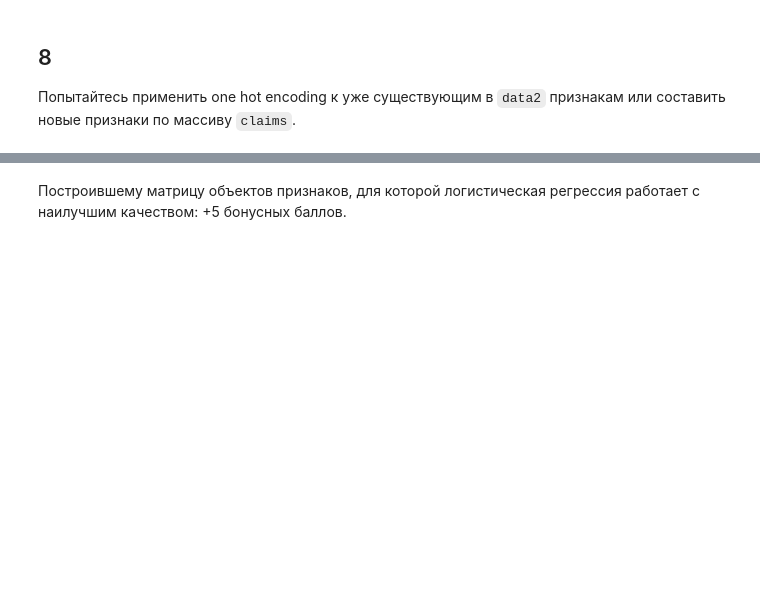
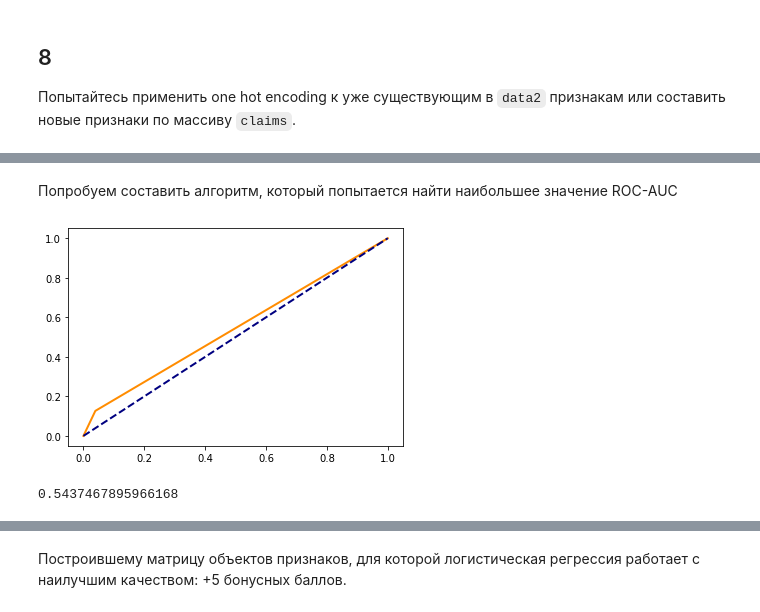
Before and after one commit to SokolovMichail/SFEDU_Master_MachineLearning, a Jupyter notebook: lab05/lab5-logistic-regression-ru.ipynb, the cells around one changed output, grey strips where cells are left out. Cells and saved outputs as stored; diff of their text form; code cells hidden in the pictures; blank space fills up the shorter version.

```diff
--- a/lab05/lab5-logistic-regression-ru.ipynb
+++ b/lab05/lab5-logistic-regression-ru.ipynb
@@ -135,7 +142,7 @@ data.head(5)
 # %%
 def calcAUC(data):
     dataTrain, dataTest = model_selection.train_test_split(data, test_size=0.5, random_state=1)
-    model = linear_model.LogisticRegression()
+    model = linear_model.LogisticRegression(max_iter=1000000)
     model.fit( dataTrain.loc[:, dataTrain.columns != 'DaysInHospital'], dataTrain.DaysInHospital )
     predictionProb = model.predict_proba( dataTest.loc[:, dataTest.columns != 'DaysInHospital'] )
     fpr, tpr, _ = metrics.roc_curve(dataTest['DaysInHospital'], predictionProb[:,1])
@@ -144,6 +151,7 @@ def calcAUC(data):
     plt.plot([0, 1], [0, 1], color='navy', lw=2, linestyle='--')
     plt.show()
     print( metrics.roc_auc_score(dataTest['DaysInHospital'], predictionProb[:,1]) )
+    return metrics.roc_auc_score(dataTest['DaysInHospital'], predictionProb[:,1])
 # %% [markdown]
 ## 6
 Применим данную функцию к `data`:
@@ -195,0 +170,19 @@ sns.pairplot(
+# %%
+def insert_and_one_hote_encode_column(data,column, prefix):
+    data_new = data.copy()
+    encoded =  pd.get_dummies(column, prefix=prefix).groupby(level=0).sum()
+    data_new = data_new.join(encoded)
+    data_new.fillna(0,inplace = True)
+    return data_new
+
+def insert
+
+def remove_one_hot_encoded(data,column, prefix):
+    data_new =data.copy()
+    encoded =  pd.get_dummies(column, prefix=prefix)
+    data_new = data_new.drop(columns = encoded.columns)
+    return data_new
+
+def reset_data(data):
+    data = days_2
+    return data
@@ -205,0 +227,13 @@ MemoryError: Unable to allocate 140. MiB for an array with shape (18328362,) and
+# %% [markdown]
+Попробуем составить алгоритм, который попытается найти наибольшее значение ROC-AUC
+# %%
+list_to_walk = [claims.Specialty,claims.PlaceSvc,claims.LengthOfStay,claims.DSFS,claims.PrimaryConditionGroup,
+                claims.ProcedureGroup,claims.SupLOS, f_Charlson,f_LengthOfStay,m.AgeAtFirstClaim]
+list_to_walk_one_
+
+set_added_names = set()
+data = reset_data(data)
+curr_max_res= calcAUC(data)
+# %% [output]
+[figure, added]
+0.5437467895966168
```
Also changed, not shown: parts of 12 cells of this notebook.
